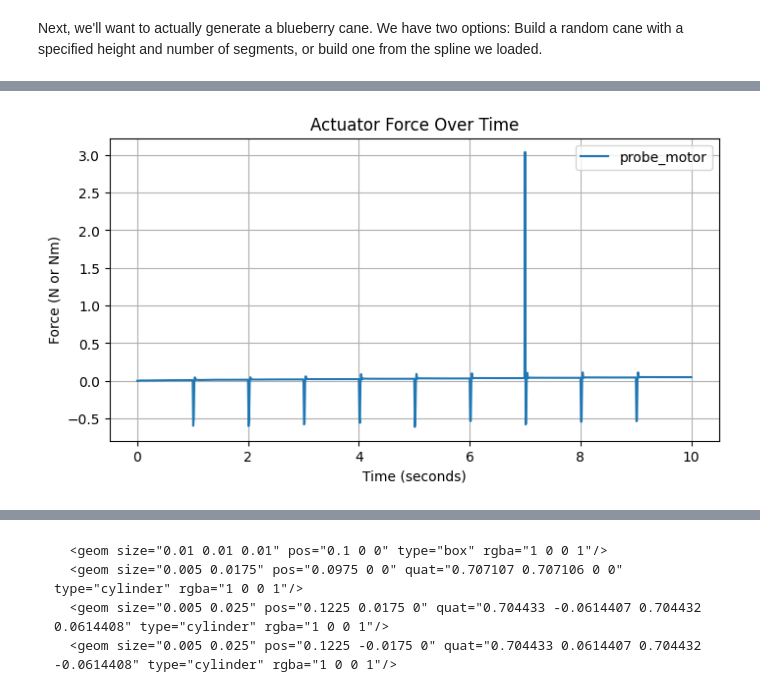
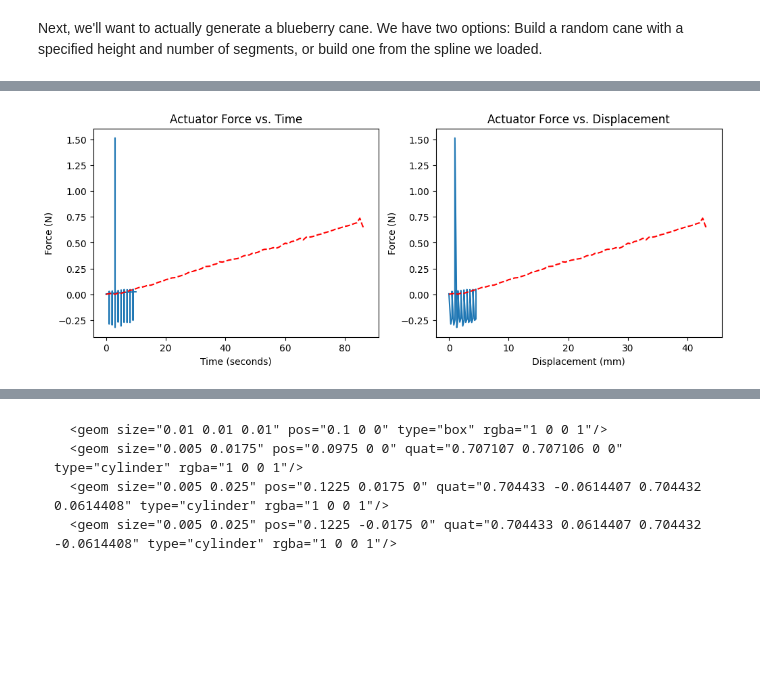
Before and after one commit to Intelligent-Machines-and-Materials-Lab/MuJoCoBlueberryModeling, a Jupyter notebook: src/branchSim.ipynb, the cells around one changed output, grey strips where cells are left out. Saved outputs shown, nothing was run; the diff lists cells and outputs as text; code cells hidden in the pictures; blank space fills up the shorter version.

```diff
--- a/src/branchSim.ipynb
+++ b/src/branchSim.ipynb
@@ -748,16 +746,33 @@ ax.grid(True)
-# %%
-force_array = np.array(forcevals)  # shape: (timesteps, n_actuator)
-fig, ax = plt.subplots(figsize=(8, 4))
-for i in range(model.nu):
-    actuator_name = model.actuator(i).name
-    ax.plot(timevals, force_array[:, i], label=actuator_name)
-ax.set_title("Actuator Force Over Time")
-ax.set_ylabel("Force (N or Nm)")
-ax.set_xlabel("Time (seconds)")
-ax.legend()
-ax.grid(True)
-# %% [output]
-[figure, removed]
+# %%
+# import forces from csv
+filename = "bush_" + str(BUSH_NUM) + "_branch_" + str(BRANCH_NUM) + "_trial_" + str(TRIAL_NUM) + ".csv"
+pushdata = pd.read_csv('../data/zeroed_push_data/' + filename)
+
+force_array = np.array(forcevals)  # shape: (timesteps, n_actuator)
+
+# make two side-by-side plots of force vs. time and force vs. displacement
+fig, (ax1, ax2) = plt.subplots(1, 2, figsize=(12, 4))
+
+# Data from the simulation
+for i in range(model.nu):
+    actuator_name = model.actuator(i).name
+    ax1.plot(timevals, force_array[:, i], label=actuator_name)
+    ax2.plot(pos_array[:, 0]*1000, force_array[:, i], label=actuator_name)
+
+# Data from the real-world push test
+ax1.plot(np.linspace(0, len(pushdata['Load (N)'])-1, len(pushdata['Load (N)'])), pushdata['Load (N)'], label='Real-world data', linestyle='--', color='red')
+ax2.plot(pushdata['Displacement (mm)'], pushdata['Load (N)'], label='Real-world data', linestyle='--', color='red')
+
+ax1.set_title("Actuator Force vs. Time")
+ax1.set_ylabel("Force (N)")
+ax1.set_xlabel("Time (seconds)")
+ax2.set_title("Actuator Force vs. Displacement")
+ax2.set_ylabel("Force (N)")
+ax2.set_xlabel("Displacement (mm)")
+ax.legend()
+ax.grid(True)
+# %% [output]
+[figure, added]
 # %%
 # Plot x-aligned contact force between probe and branch over time
 fig, ax = plt.subplots(figsize=(8, 4))
```
Also changed, not shown: parts of 9 cells of this notebook.
